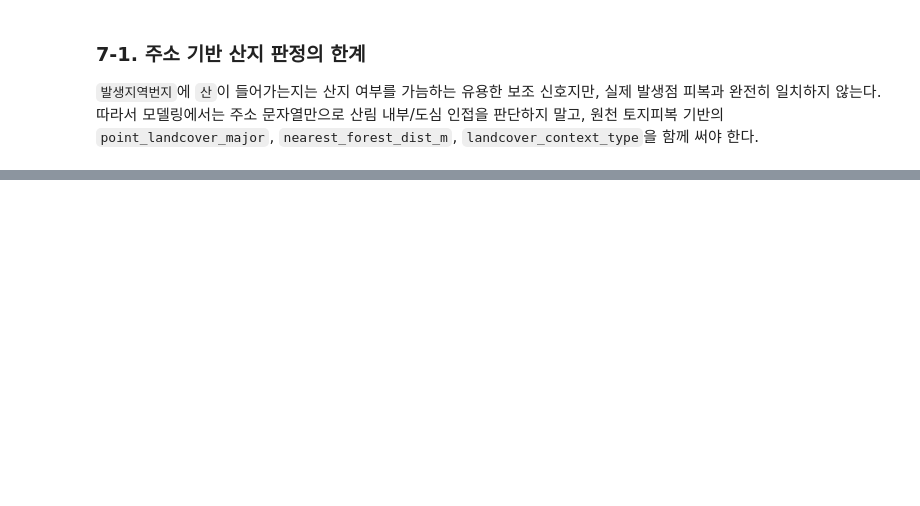
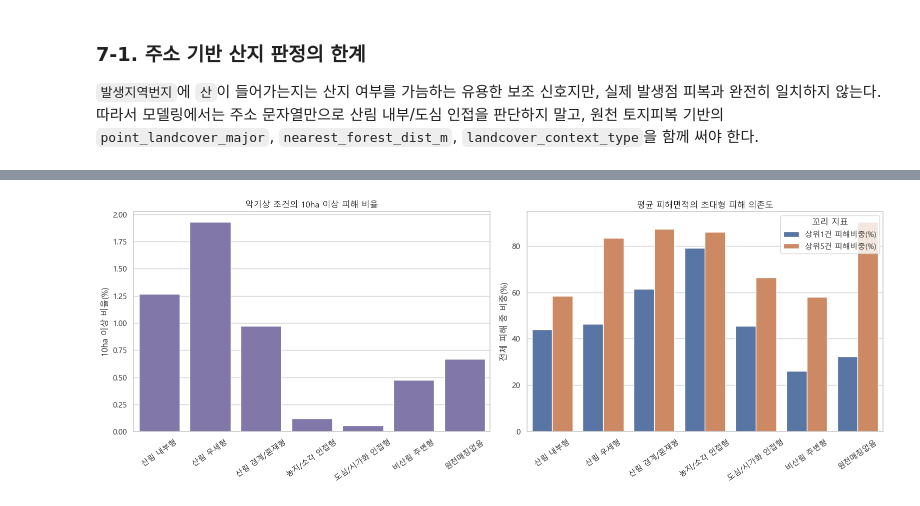
Before and after one commit to Max-JI64/farm-system-public-02, a Jupyter notebook: jsw/EDA/EDA-2026-05-27_전국-심화-분석.ipynb, the cells around one changed output, grey strips where cells are left out. Saved outputs shown, nothing was run; the diff lists cells and outputs as text; code cells hidden in the pictures; blank space fills up the shorter version.

```diff
--- a/jsw/EDA/EDA-2026-05-27_전체-심화-분석.ipynb
+++ b/jsw/EDA/EDA-2026-05-27_전국-심화-분석.ipynb
@@ -634,0 +940,27 @@ display(parcel_summary.round(4))
+# %%
+tail_plot = damage_tail_summary.copy()
+tail_plot["landcover_context_type"] = pd.Categorical(tail_plot["landcover_context_type"], context_order, ordered=True)
+tail_plot = tail_plot.sort_values("landcover_context_type")
+
+fig, axes = plt.subplots(1, 2, figsize=(16, 6))
+sns.barplot(data=tail_plot, x="landcover_context_type", y="10ha 이상 비율(%)", color="#7c6fb0", ax=axes[0])
+axes[0].set_title("악기상 조건의 10ha 이상 피해 비율")
+axes[0].set_xlabel("")
+axes[0].tick_params(axis="x", rotation=35)
+
+share_plot = tail_plot.melt(
+    id_vars="landcover_context_type",
+    value_vars=["상위1건 피해비중(%)", "상위5건 피해비중(%)"],
+    var_name="꼬리 지표",
+    value_name="전체 피해 중 비중(%)",
+)
+sns.barplot(data=share_plot, x="landcover_context_type", y="전체 피해 중 비중(%)", hue="꼬리 지표", ax=axes[1])
+axes[1].set_title("평균 피해면적의 초대형 피해 의존도")
+axes[1].set_xlabel("")
+axes[1].tick_params(axis="x", rotation=35)
+axes[1].legend(title="꼬리 지표")
+plt.tight_layout()
+fig.savefig(TMP_PLOT_DIR / "07_damage_tail_sensitivity.png", dpi=160, bbox_inches="tight")
+plt.show()
+# %% [output]
+[figure, added]
```
Also changed, not shown: parts of 14 cells of this notebook, 1 other file.
